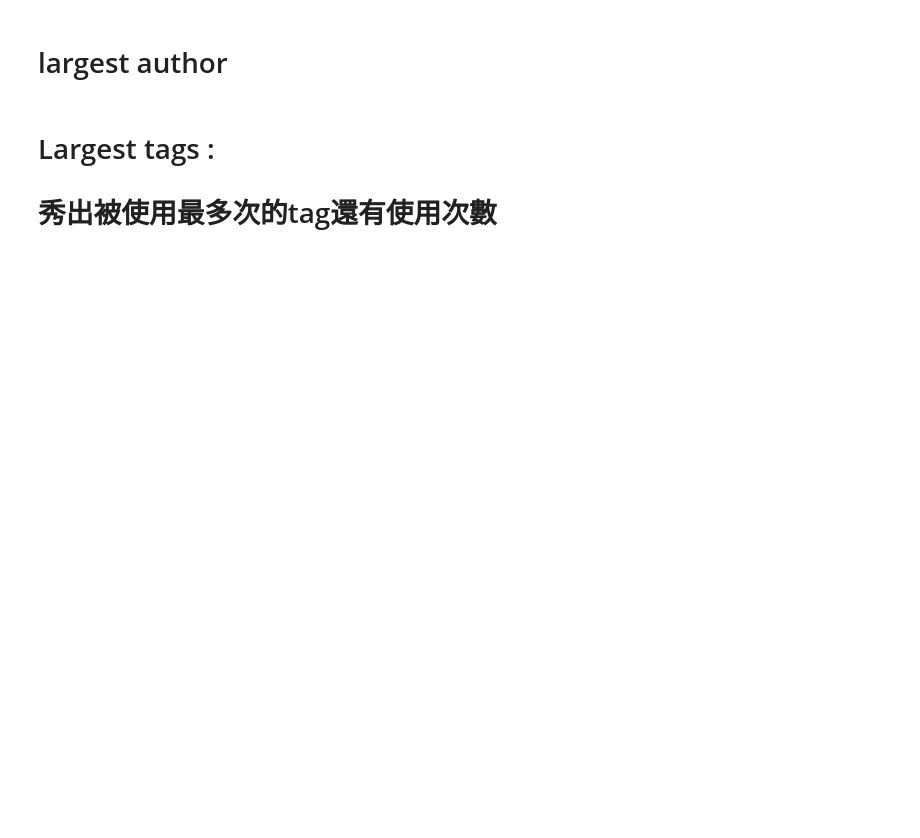
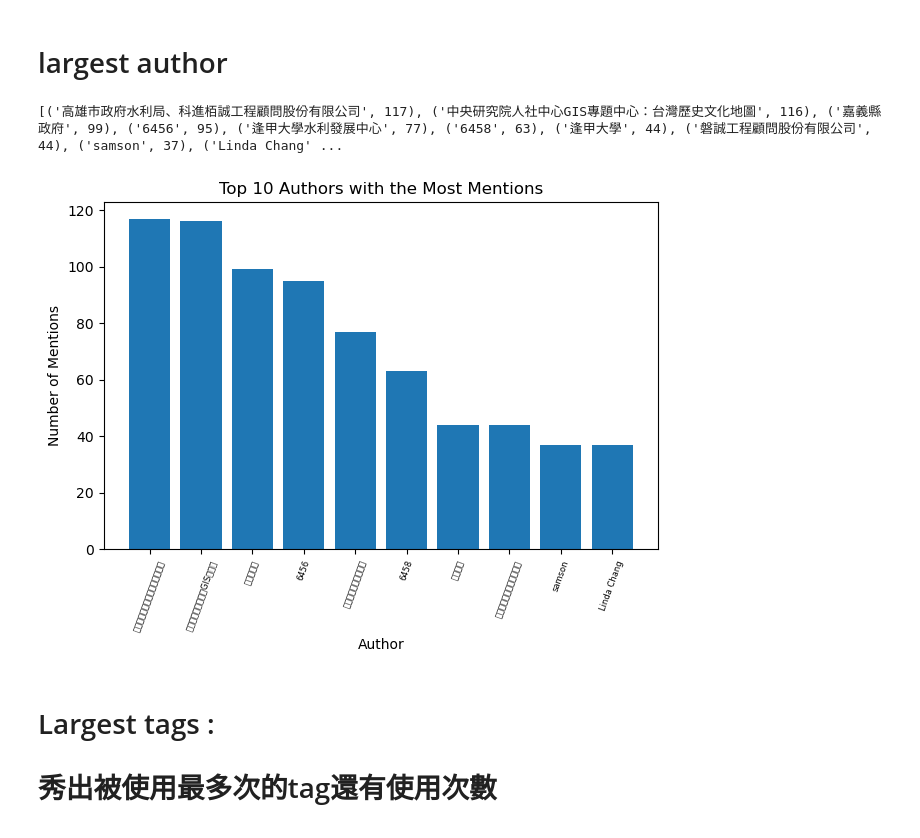
Before and after one commit to weiber2002/depositar_statistic, a Jupyter notebook: hellop/depositar.ipynb, the cells around one changed output. Cells and saved outputs as stored; diff of their text form; code cells hidden in the pictures; blank space fills up the shorter version.

```diff
--- a/hellop/depositar.ipynb
+++ b/hellop/depositar.ipynb
@@ -128,27 +184,30 @@ with open("topics.jsonl", "r") as f: #游標位置會變
 # %% [markdown]
 <h1> largest author
 # %%
-author = []
-for i in o_dataset[:-1]: # 最後一個沒有作者
-  author.append(i['author'])
-author_counts = Counter(author)
+# author = []
+# for i in o_dataset[:-1]: # 最後一個沒有作者
+#   author.append(i['author'])
+# author_counts = Counter(author)
 
-top_authors = author_counts.most_common(10)
-print(top_authors)
-top_authors_names = [i[0][:15] for i in top_authors]
-top_authors_mentions = [i[1] for i in top_authors]
+# top_authors = author_counts.most_common(10)
+# print(top_authors)
+# top_authors_names = [i[0][:15] for i in top_authors]
+# top_authors_mentions = [i[1] for i in top_authors]
 
 
-plt.bar(top_authors_names, top_authors_mentions)
-plt.xlabel('Author')
-plt.ylabel('Number of Mentions')
-plt.xticks(rotation=70,fontsize=6)
-plt.tight_layout()
-plt.title('Top 10 Authors with the Most Mentions')
+# plt.bar(top_authors_names, top_authors_mentions)
+# plt.xlabel('Author')
+# plt.ylabel('Number of Mentions')
+# plt.xticks(rotation=70,fontsize=6)
+# plt.tight_layout()
+# plt.title('Top 10 Authors with the Most Mentions')
 
-plt.show()
-# 可以再做一個比例圓餅圖
-## 得知現在的作者有誰
+# plt.show()
+# # 可以再做一個比例圓餅圖
+# ## 得知現在的作者有誰
+# %% [output]
+[('高雄市政府水利局、科進栢誠工程顧問股份有限公司', 117), ('中央研究院人社中心GIS專題中心：台灣歷史文化地圖', 116), ('嘉義縣政府', 99), ('6456', 95), ('逢甲大學水利發展中心', 77), ('6458', 63), ('逢甲大學', 44), ('磐誠工程顧問股份有限公司', 44), ('samson', 37), ('Linda Chang' ...
+[figure, added]
 # %% [markdown]
 
 
```
Also changed, not shown: parts of 17 cells of this notebook, 1 other file.
